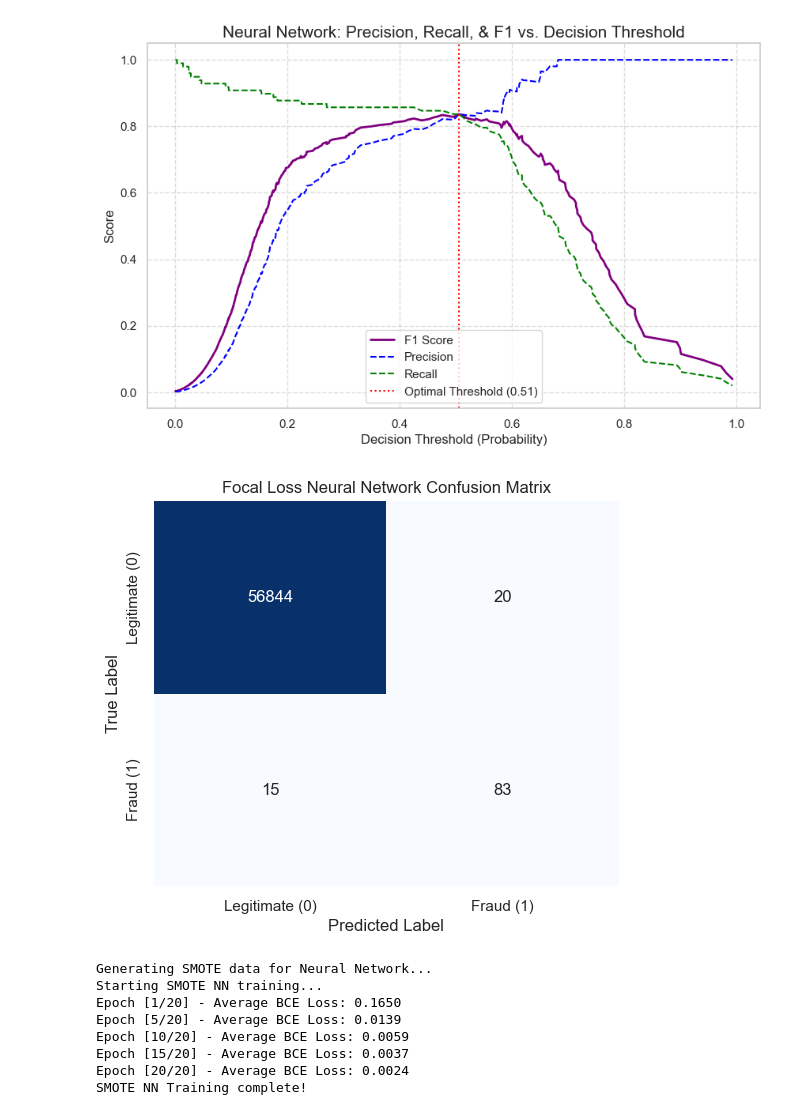
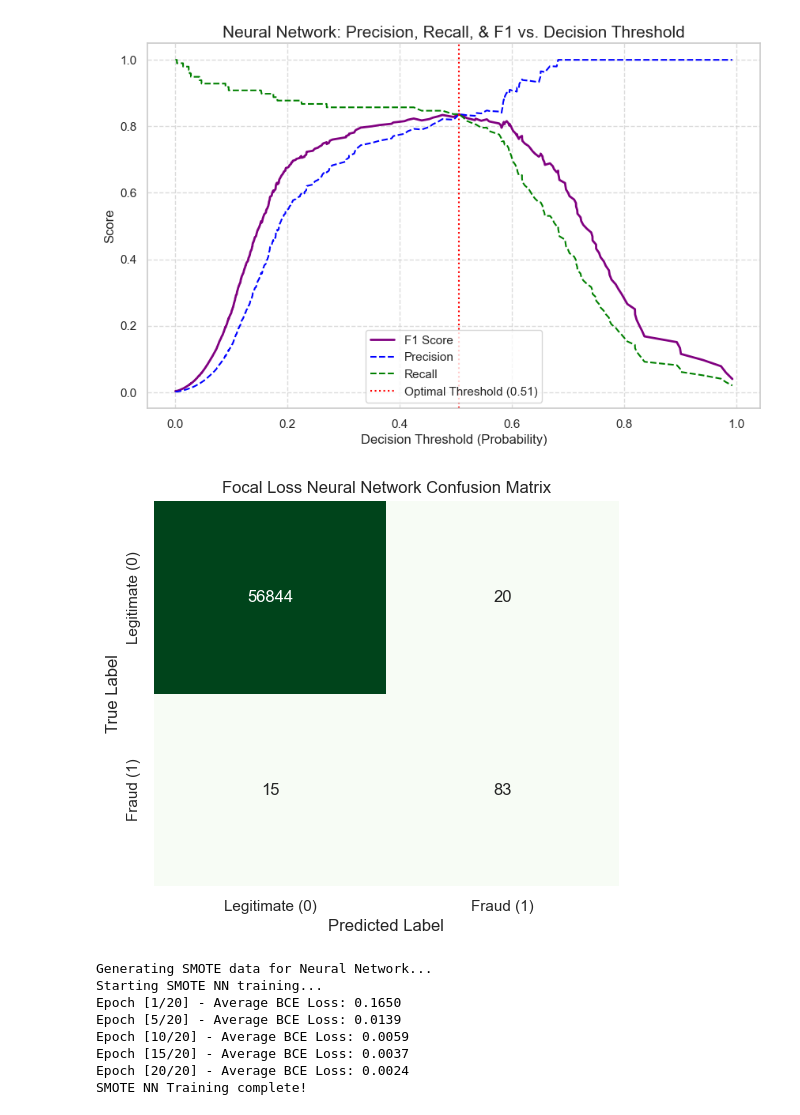
Before and after one commit to amartyakallingal/CS-4641-Credit-Card-Fraud-Project, a Jupyter notebook: neural_network.ipynb, the cells around one changed output. Cells and saved outputs as stored; diff of their text form; code cells hidden in the pictures.

```diff
--- a/neural_network.ipynb
+++ b/neural_network.ipynb
@@ -285,19 +285,19 @@ Optimal Threshold: 0.5058 (Yields F1-Score: 0.8367)
 # %%
 optimal_threshold_fl = 0.4553
 nn_predictions = (nn_probs >= optimal_threshold_fl).astype(int)
 
 cm_nn = confusion_matrix(y_test_numpy, nn_predictions)
 
 plt.figure(figsize=(6, 5))
-sns.heatmap(cm_nn, annot=True, fmt='d', cmap='Blues', cbar=False,
+sns.heatmap(cm_nn, annot=True, fmt='d', cmap='Greens', cbar=False,
             xticklabels=['Legitimate (0)', 'Fraud (1)'], yticklabels=['Legitimate (0)', 'Fraud (1)'])
 plt.title('Focal Loss Neural Network Confusion Matrix')
 plt.xlabel('Predicted Label')
 plt.ylabel('True Label')
 plt.savefig('nn_focal_loss_neural_network_confusion_matrix.png', dpi=300, bbox_inches='tight')
 plt.show()
 # %% [output]
-[figure, old version]
+[figure, new version]
 # %%
 from imblearn.over_sampling import SMOTE
 import torch.nn as nn
```
Also changed, not shown: 1 other file.
